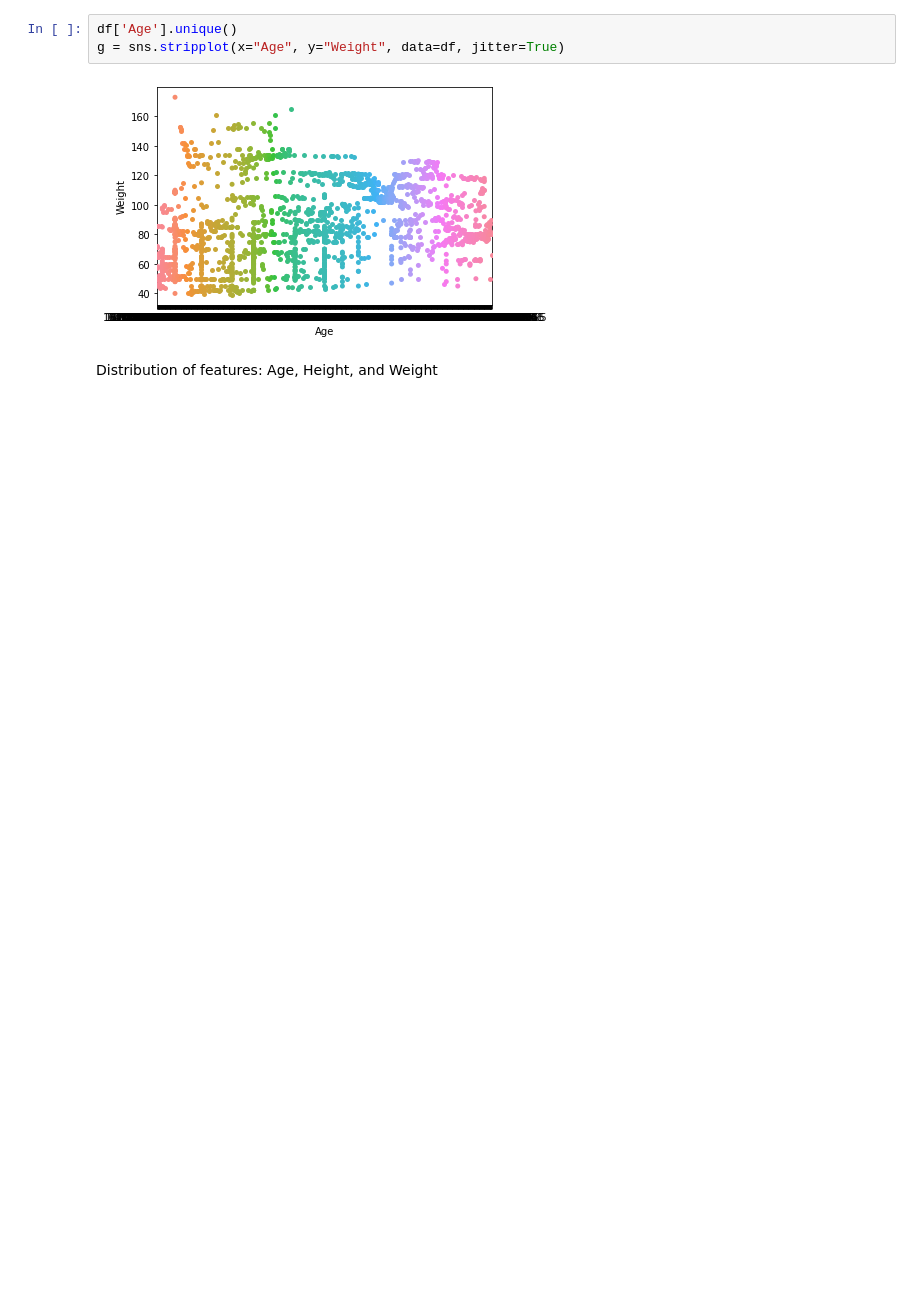
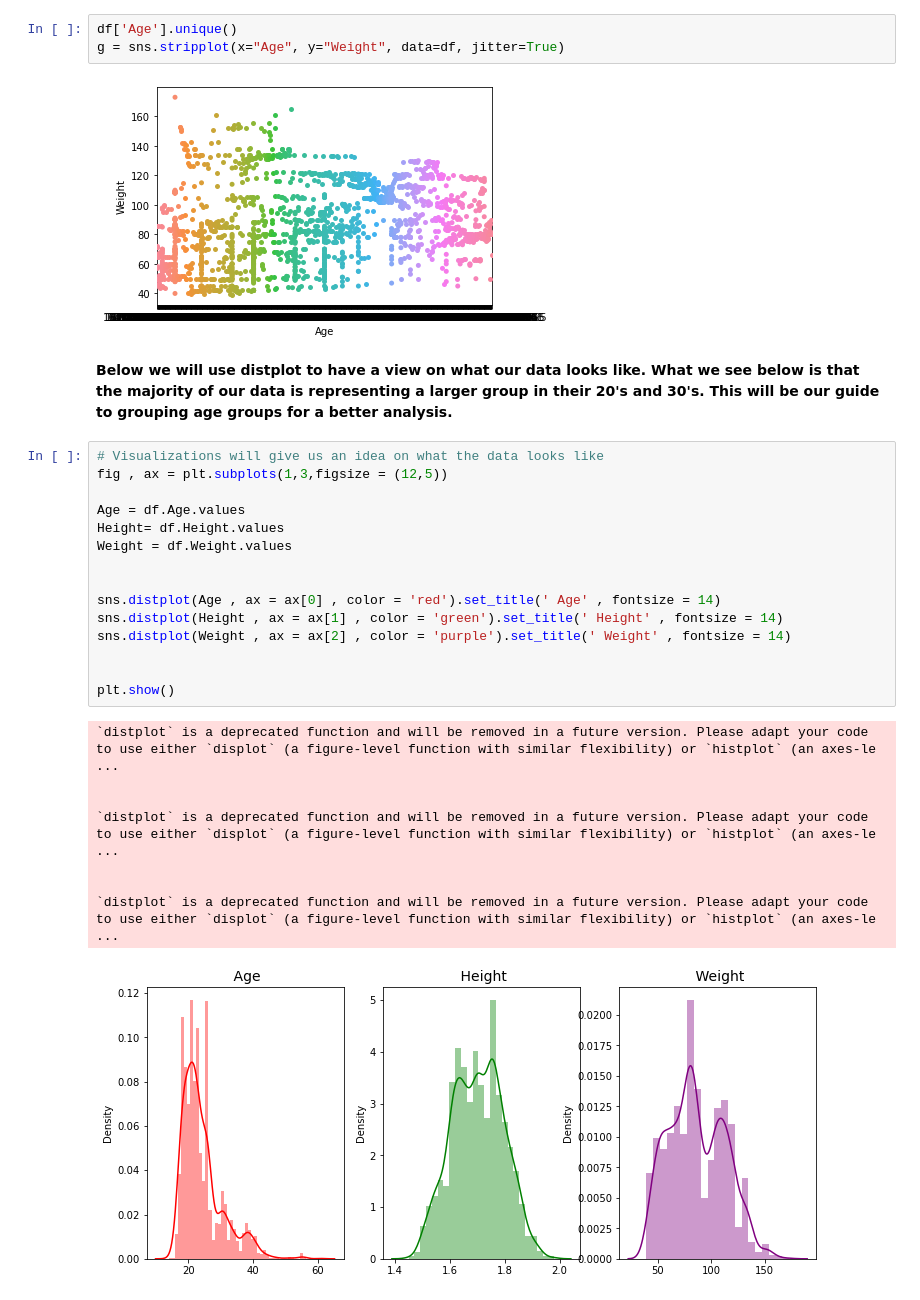
Before and after one commit to pythonandmore/obesityandlifestyle, a Jupyter notebook: DS2 Project Markdown.ipynb, the cells around one changed output. Drawn from its saved outputs; the diff is of its cells as text; blank space fills up the shorter version.

```diff
--- a/DS2 Project Markdown.ipynb
+++ b/DS2 Project Markdown.ipynb
@@ -87,5 +140,29 @@ df['Age'].unique()
 g = sns.stripplot(x="Age", y="Weight", data=df, jitter=True)
 # %% [output]
 [figure]
-# %% [markdown]
-Distribution of features: Age, Height, and Weight
+# %% [markdown]
+<b>Below we will use distplot to have a view on what our data looks like.  What we see below is that the majority of our data is representing a larger group in their 20's and 30's.  This will be our guide to grouping age groups for a better analysis. </b>
+# %%
+# Visualizations will give us an idea on what the data looks like
+fig , ax = plt.subplots(1,3,figsize = (12,5))
+
+Age = df.Age.values
+Height= df.Height.values
+Weight = df.Weight.values
+
+
+sns.distplot(Age , ax = ax[0] , color = 'red').set_title(' Age' , fontsize = 14)
+sns.distplot(Height , ax = ax[1] , color = 'green').set_title(' Height' , fontsize = 14)
+sns.distplot(Weight , ax = ax[2] , color = 'purple').set_title(' Weight' , fontsize = 14)
+
+
+plt.show()
+# %% [output]
+`distplot` is a deprecated function and will be removed in a future version. Please adapt your code to use either `displot` (a figure-level function with similar flexibility) or `histplot` (an axes-le ...
+
+
+`distplot` is a deprecated function and will be removed in a future version. Please adapt your code to use either `displot` (a figure-level function with similar flexibility) or `histplot` (an axes-le ...
+
+
+`distplot` is a deprecated function and will be removed in a future version. Please adapt your code to use either `displot` (a figure-level function with similar flexibility) or `histplot` (an axes-le ...
+[figure, added]
```
Also changed, not shown: parts of 35 cells of this notebook.
